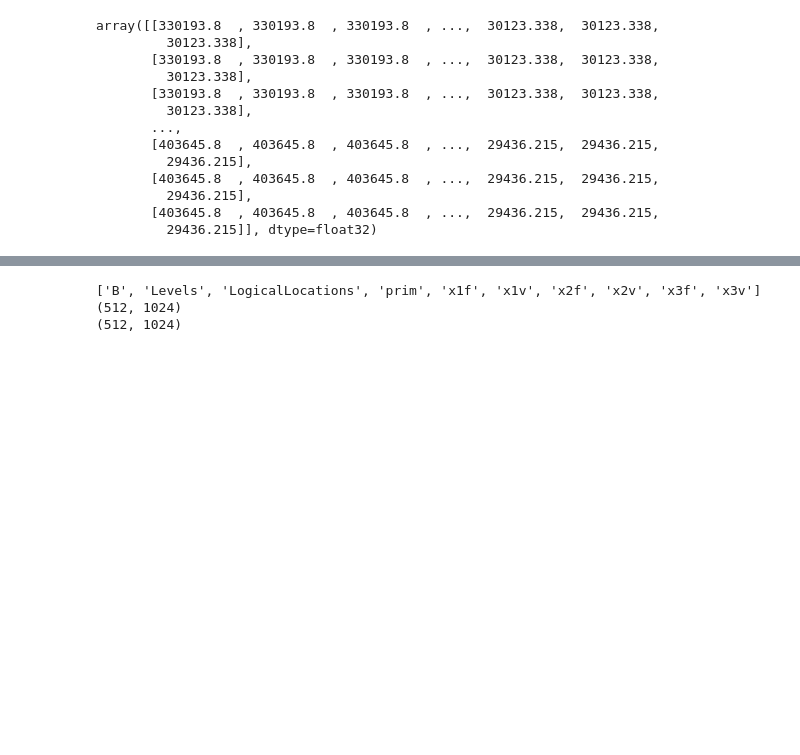
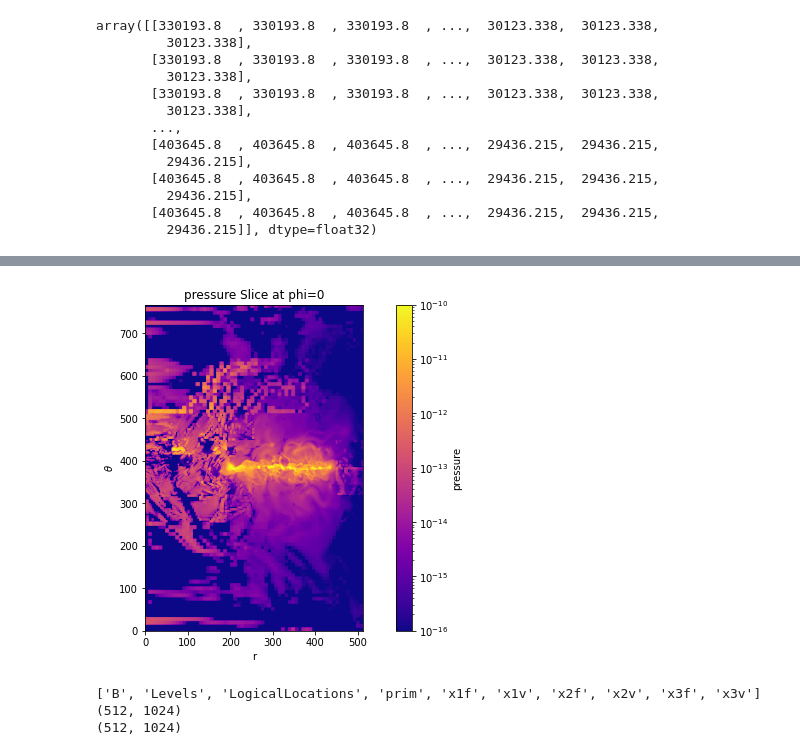
Before and after one commit to thomas-03/blacklight, a Jupyter notebook: scripts/examineRMHDOutput.ipynb, the cells around one changed output, grey strips where cells are left out. Cells and saved outputs as stored; diff of their text form; code cells hidden in the pictures; blank space fills up the shorter version.

```diff
--- a/scripts/examineRMHDOutput.ipynb
+++ b/scripts/examineRMHDOutput.ipynb
@@ -221,3 +323,13 @@ plt.show()
+# %%
+fig,ax = plt.subplots(figsize=(12,6))
+plt.imshow(press_rth, origin='lower', norm=LogNorm(vmin=1e-16, vmax=1e-10), cmap='plasma')
+plt.colorbar(label='pressure')
+plt.xlabel('r')
+plt.ylabel('$\\theta$')
+plt.title('pressure Slice at phi=0')
+plt.show()
+# %% [output]
+[figure, added]
 # %%
 tdeFile = h5py.File('../data/tdestream.out1.00600.athdf', 'r')
 print(list(tdeFile.keys()))
```
Also changed, not shown: parts of 25 cells of this notebook, 18 other files.
